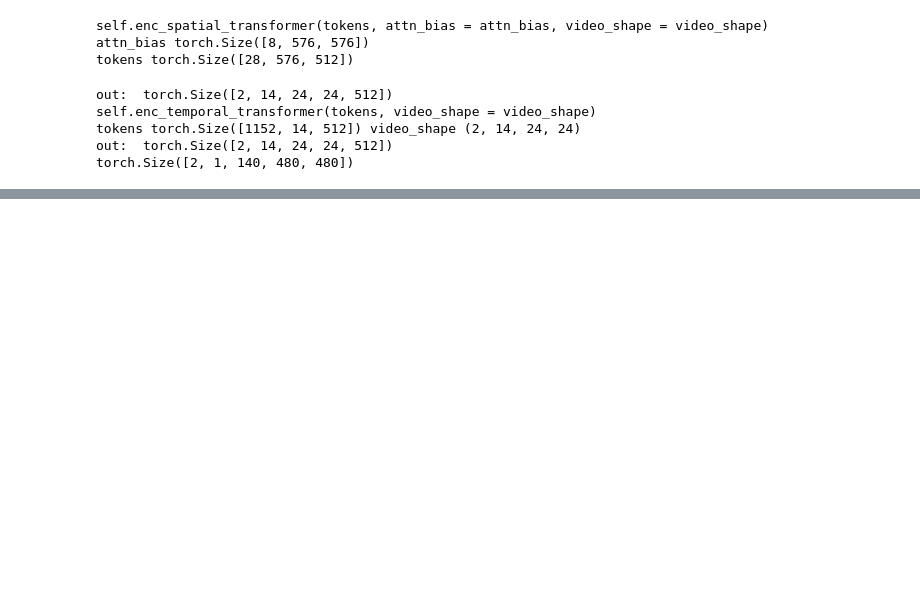
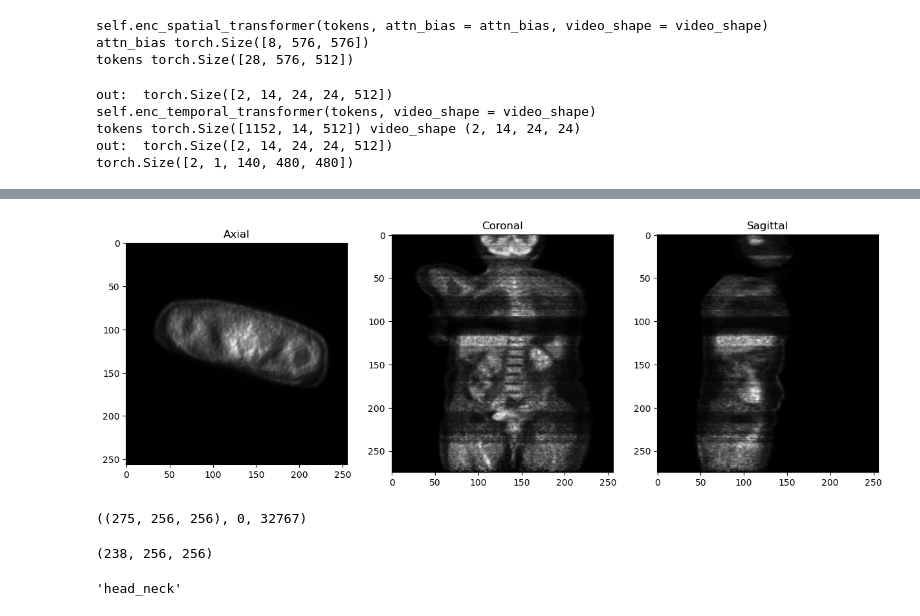
Before and after one commit to tien-th/simplified_anatomask, a Jupyter notebook: test.ipynb, the cells around one changed output, grey strips where cells are left out. Cells and saved outputs as stored; diff of their text form; code cells hidden in the pictures; blank space fills up the shorter version.

```diff
--- a/test.ipynb
+++ b/test.ipynb
@@ -33,0 +63,18 @@ torch.Size([2, 1, 140, 480, 480])
+# %%
+
+# plot three views of the image
+fig, axs = plt.subplots(1, 3, figsize=(15, 5))
+axs[0].imshow(np_img_ro[60], cmap='gray')
+axs[0].set_title('Axial')
+axs[1].imshow(np_img_ro[:, 100], cmap='gray')
+axs[1].set_title('Coronal')
+axs[2].imshow(np_img_ro[:, :, 100], cmap='gray')
+axs[2].set_title('Sagittal')
+plt.show()
+# %% [output]
+[figure, added]
+# %%
+np_img_ro = np_img_ro.clip(min=0)
+np_img_ro.shape, np_img_ro.min(), np_img_ro.max()
+# %% [output]
+((275, 256, 256), 0, 32767)
@@ -33,0 +86,4 @@ torch.Size([2, 1, 140, 480, 480])
+# %%
+image.shape
+# %% [output]
+(238, 256, 256)
@@ -33,0 +109,5 @@ torch.Size([2, 1, 140, 480, 480])
+# %%
+a ='/home/user01/aiotlab/thaind/PET-CT-2022/split_body/THANG 1/images/head_neck/hffhjfh.npy'
+a.split('/')[-2]
+# %% [output]
+'head_neck'
```
Also changed, not shown: parts of 6 cells of this notebook, 2 other files.
